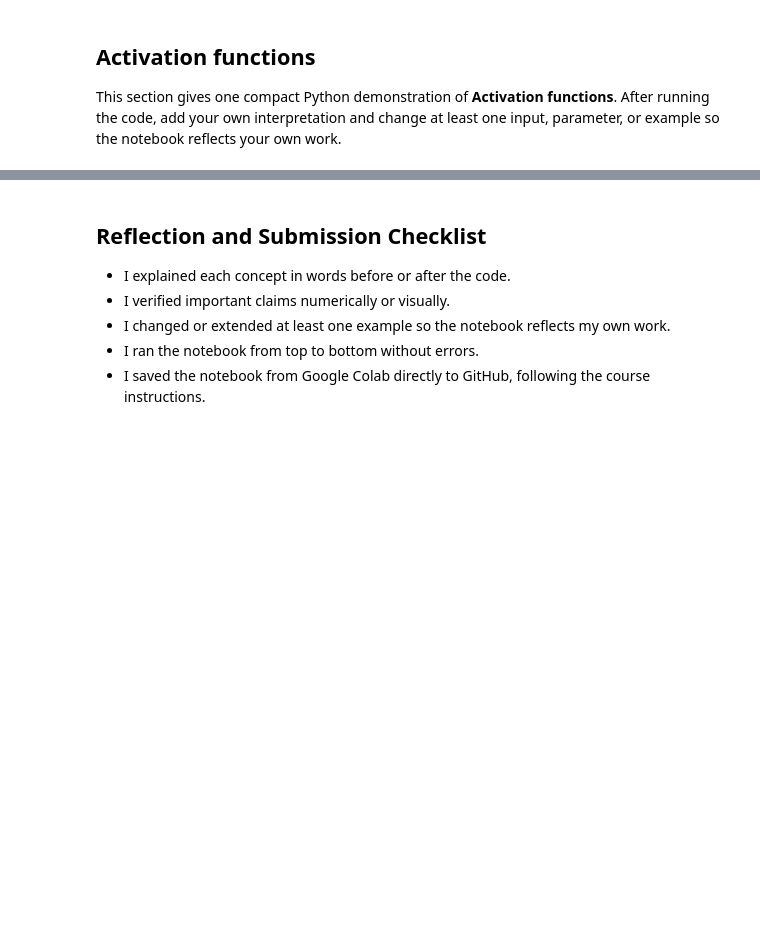
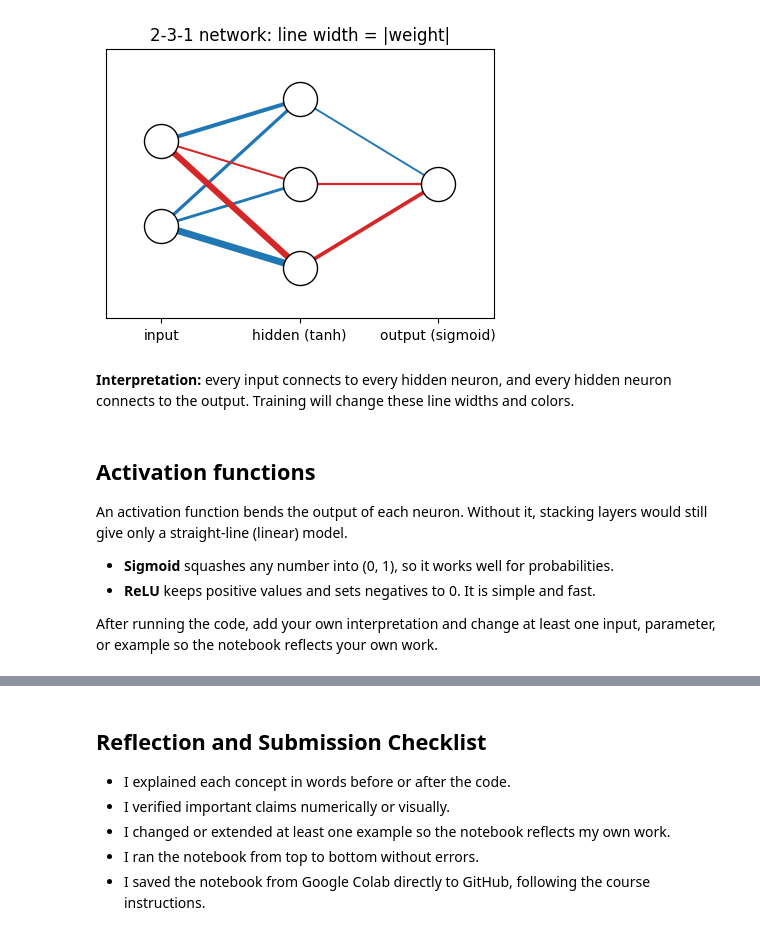
Before and after one commit to ehuangasu/MAT422, a Jupyter notebook: MAT422_Section_3_7_Neural_Networks.ipynb, the cells around one changed output, grey strips where cells are left out. Cells and saved outputs as stored; diff of their text form; code cells hidden in the pictures; blank space fills up the shorter version.

```diff
--- a/MAT422_Section_3_7_Neural_Networks.ipynb
+++ b/MAT422_Section_3_7_Neural_Networks.ipynb
@@ -45,7 +68,38 @@ print(output)
+# %%
+layers = [2, 3, 1]
+pos = {}
+for L, n in enumerate(layers):
+    for i in range(n):
+        pos[(L, i)] = (L, i - (n - 1) / 2)
+
+plt.figure(figsize=(5, 3.5))
+for L, W in enumerate([W1, W2]):
+    for i in range(W.shape[0]):
+        for j in range(W.shape[1]):
+            (x0, y0), (x1, y1) = pos[(L, i)], pos[(L + 1, j)]
+            plt.plot([x0, x1], [y0, y1], color="tab:blue" if W[i, j] > 0 else "tab:red",
+                     linewidth=1 + 4 * abs(W[i, j]))
+for (L, i), (x, yy) in pos.items():
+    plt.scatter(x, yy, s=600, color="white", edgecolor="black", zorder=3)
+plt.xlim(-0.4, 2.4)
+plt.ylim(-1.6, 1.6)
+plt.xticks([0, 1, 2], ["input", "hidden (tanh)", "output (sigmoid)"])
+plt.yticks([])
+plt.title("2-3-1 network: line width = |weight|")
+plt.show()
+# %% [output]
+[figure, added]
+# %% [markdown]
+**Interpretation:** every input connects to every hidden neuron, and every hidden neuron connects to the output. Training will change these line widths and colors.
 # %% [markdown]
 ## Activation functions
 
-This section gives one compact Python demonstration of **Activation functions**. After running the code, add your own interpretation and change at least one input, parameter, or example so the notebook reflects your own work.
+An activation function bends the output of each neuron. Without it, stacking layers would still give only a straight-line (linear) model.
+
+- **Sigmoid** squashes any number into (0, 1), so it works well for probabilities.
+- **ReLU** keeps positive values and sets negatives to 0. It is simple and fast.
+
+After running the code, add your own interpretation and change at least one input, parameter, or example so the notebook reflects your own work.
 # %%
 def relu(z):
     return np.maximum(0, z)
```
Also changed, not shown: parts of 26 cells of this notebook.
